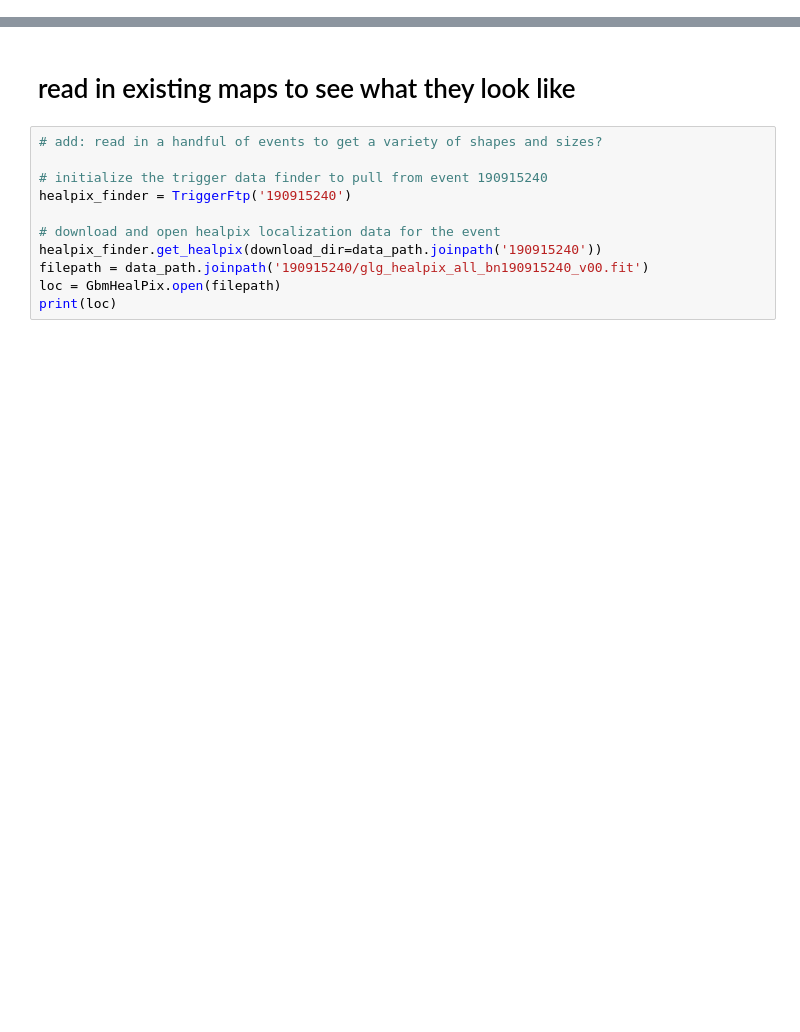
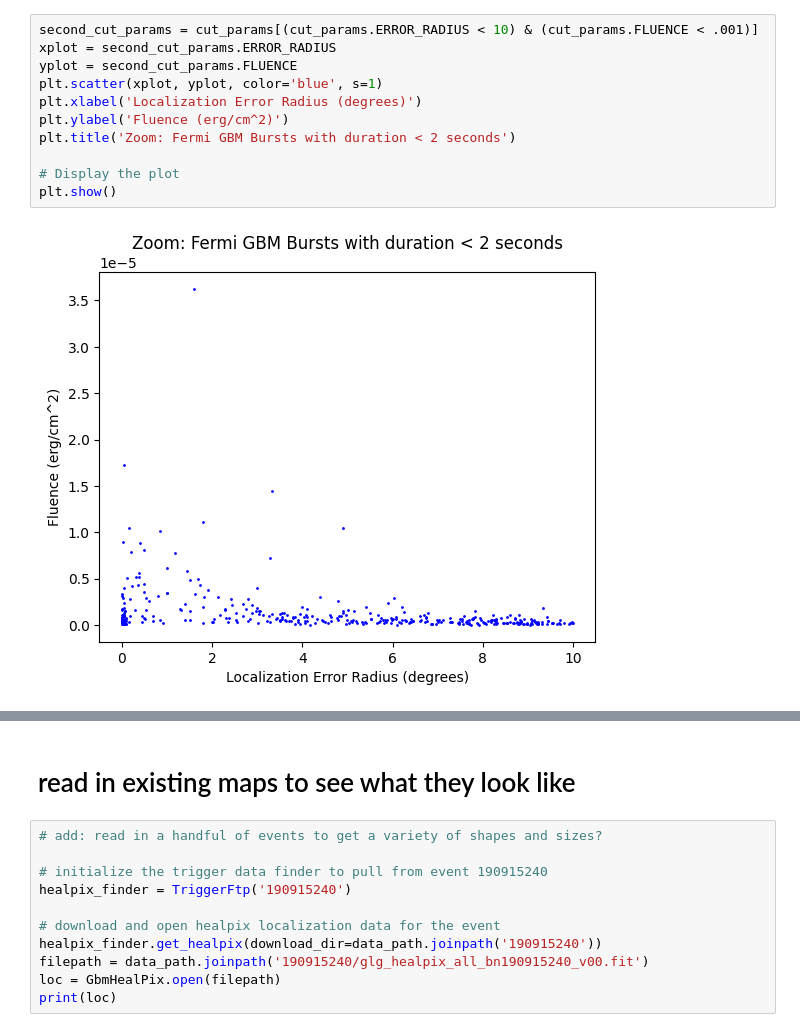
Before and after one commit to knolan10/SYBIL, a Jupyter notebook: fermiskymaps.ipynb, the cells around one changed output, grey strips where cells are left out. Saved outputs shown, nothing was run; the diff lists cells and outputs as text; blank space fills up the shorter version.

```diff
--- a/fermiskymaps.ipynb
+++ b/fermiskymaps.ipynb
@@ -19,0 +83,13 @@ import random
+# %%
+second_cut_params = cut_params[(cut_params.ERROR_RADIUS < 10) & (cut_params.FLUENCE < .001)]
+xplot = second_cut_params.ERROR_RADIUS
+yplot = second_cut_params.FLUENCE
+plt.scatter(xplot, yplot, color='blue', s=1)
+plt.xlabel('Localization Error Radius (degrees)')
+plt.ylabel('Fluence (erg/cm^2)')
+plt.title('Zoom: Fermi GBM Bursts with duration < 2 seconds')
+
+# Display the plot
+plt.show()
+# %% [output]
+[figure, added]
```
Also changed, not shown: parts of 10 cells of this notebook, 2 other files.
